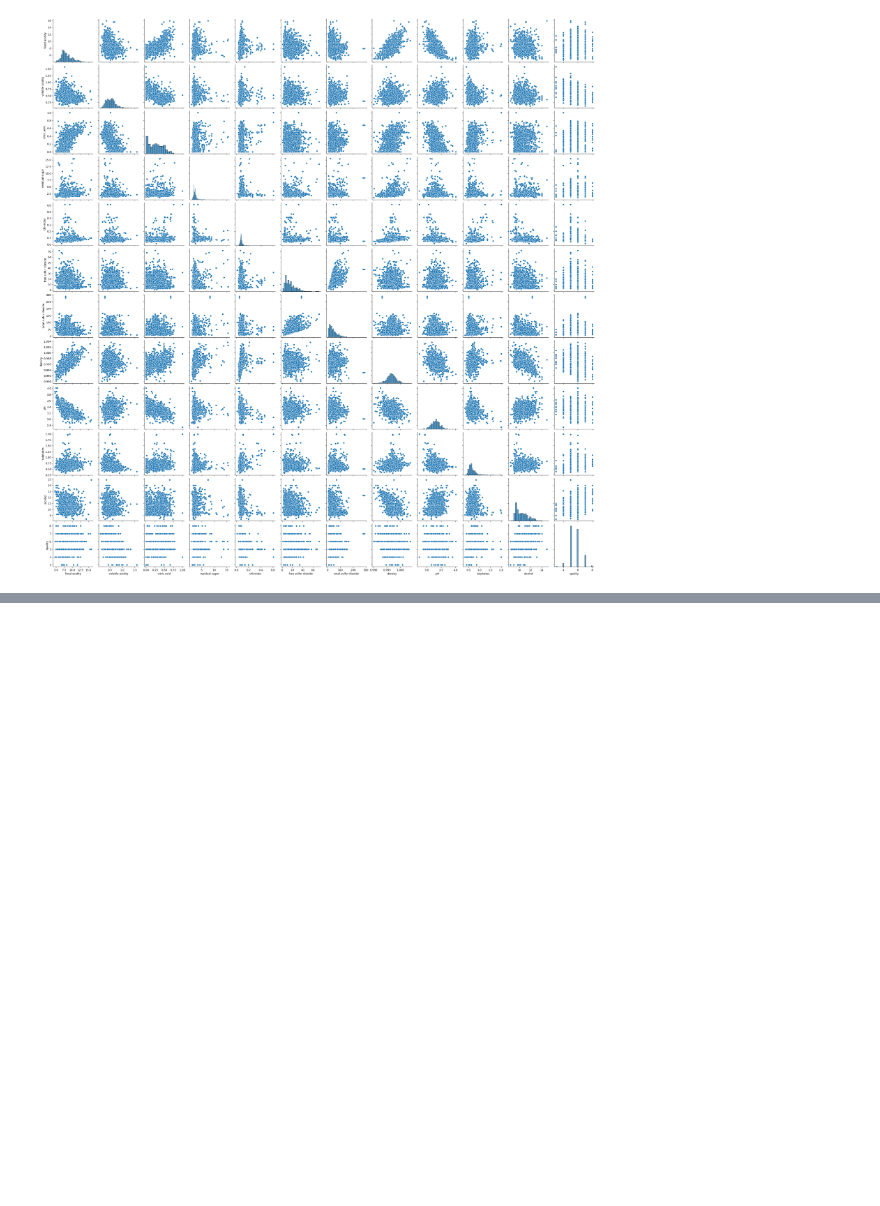
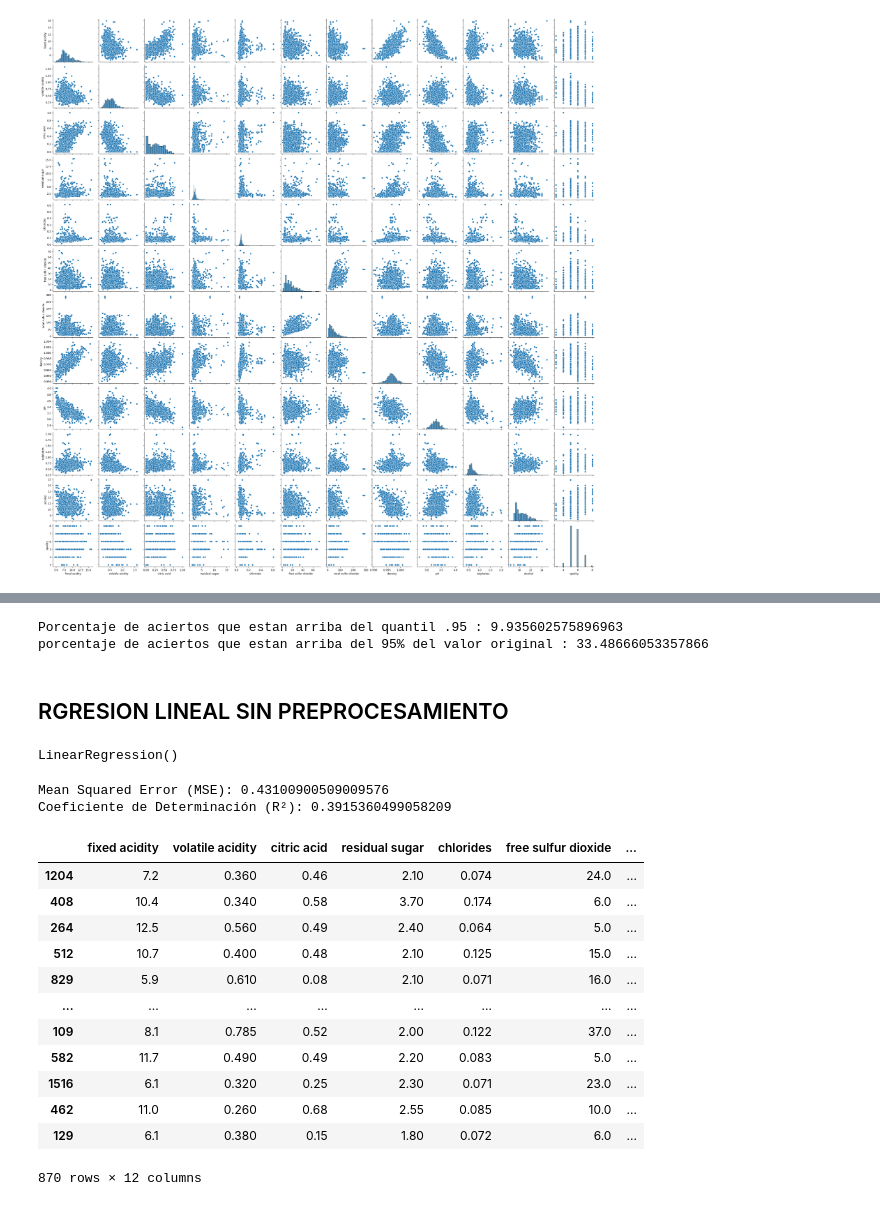
Before and after one commit to JGIOVANNIE/Cancer_reg_lineal, a Jupyter notebook: red-wine-quality.ipynb, the cells around one changed output, grey strips where cells are left out. Saved outputs shown, nothing was run; the diff lists cells and outputs as text; code cells hidden in the pictures; blank space fills up the shorter version.

```diff
--- a/red-wine-quality.ipynb
+++ b/red-wine-quality.ipynb
@@ -174,0 +273,52 @@ plt.show()
+# %%
+print(f"Porcentaje de aciertos que estan arriba del quantil .95 : {108 *100 / 1087}")
+print(f"porcentaje de aciertos que estan arriba del 95% del valor original : {364 * 100 / 1087}")
+# %% [output]
+Porcentaje de aciertos que estan arriba del quantil .95 : 9.935602575896963
+porcentaje de aciertos que estan arriba del 95% del valor original : 33.48666053357866
+# %% [markdown]
+## RGRESION LINEAL SIN PREPROCESAMIENTO
+# %%
+# Dividir los datos en características (X) y variable objetivo (y)
+X = df.drop('quality', axis=1)
+y = df['quality']
+
+# Dividir los datos en conjuntos de entrenamiento y prueba
+X_train, X_test, y_train, y_test = train_test_split(X, y, test_size=0.2, random_state=42)
+
+# Entrenar un modelo de regresión lineal
+model = LinearRegression()
+model.fit(X_train, y_train)
+# %% [output]
+LinearRegression()
+# %%
+# Evaluar el rendimiento del modelo (opcional)
+y_pred = model.predict(X_test)
+mse = mean_squared_error(y_test, y_pred)
+r2 = r2_score(y_test, y_pred)
+print(f"Mean Squared Error (MSE): {mse}")
+print(f"Coeficiente de Determinación (R²): {r2}")
+# %% [output]
+Mean Squared Error (MSE): 0.43100900509009576
+Coeficiente de Determinación (R²): 0.3915360499058209
+# %%
+df_test2 = df.copy()
+df_test2 = df_test.sample(frac=0.8)
+df_test2.drop(columns='quality_pred',inplace=True)
+# %%
+df_test2['quality_pred'] = model.predict(df_test2)
+pd.DataFrame(df_test2)
+# %% [output]
+|  | fixed acidity | volatile acidity | citric acid | residual sugar | chlorides | free sulfur dioxide | ... |
+| 1204 | 7.2 | 0.360 | 0.46 | 2.10 | 0.074 | 24.0 | ... |
+| 408 | 10.4 | 0.340 | 0.58 | 3.70 | 0.174 | 6.0 | ... |
+| 264 | 12.5 | 0.560 | 0.49 | 2.40 | 0.064 | 5.0 | ... |
+| 512 | 10.7 | 0.400 | 0.48 | 2.10 | 0.125 | 15.0 | ... |
+| 829 | 5.9 | 0.610 | 0.08 | 2.10 | 0.071 | 16.0 | ... |
+| ... | ... | ... | ... | ... | ... | ... | ... |
+| 109 | 8.1 | 0.785 | 0.52 | 2.00 | 0.122 | 37.0 | ... |
+| 582 | 11.7 | 0.490 | 0.49 | 2.20 | 0.083 | 5.0 | ... |
+| 1516 | 6.1 | 0.320 | 0.25 | 2.30 | 0.071 | 23.0 | ... |
+| 462 | 11.0 | 0.260 | 0.68 | 2.55 | 0.085 | 10.0 | ... |
+| 129 | 6.1 | 0.380 | 0.15 | 1.80 | 0.072 | 6.0 | ... |
+870 rows × 12 columns
```
Also changed, not shown: parts of 19 cells of this notebook.
